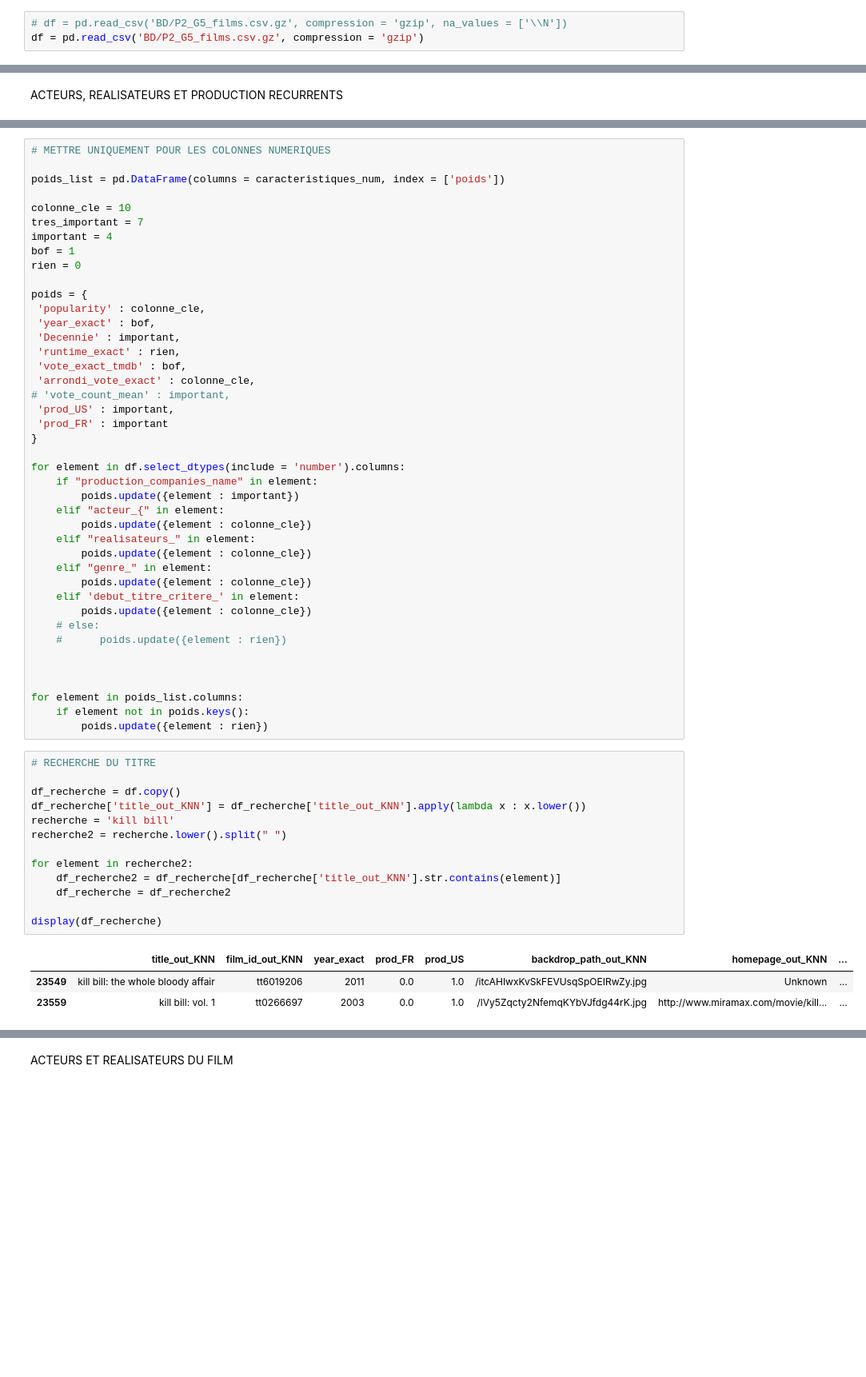
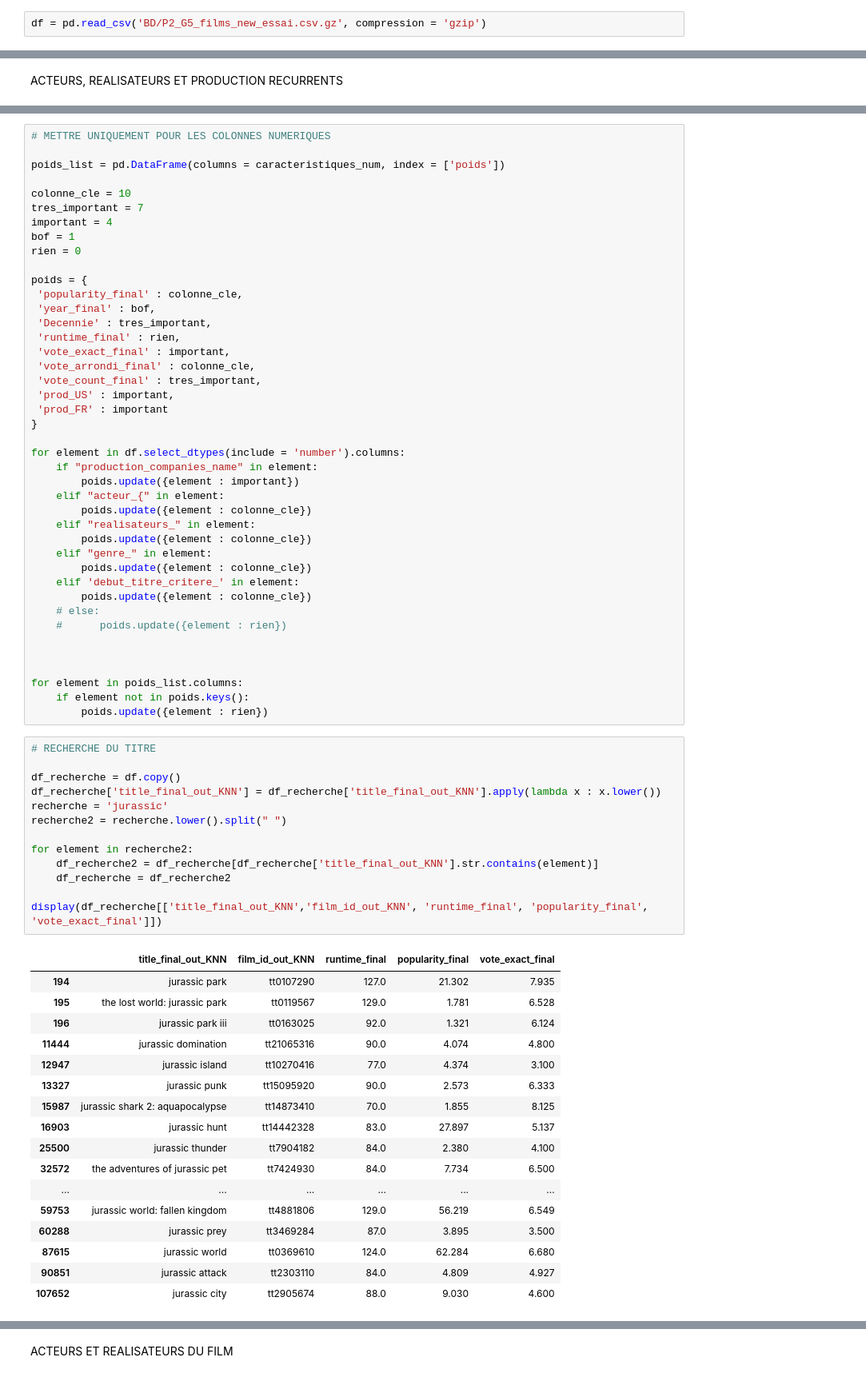
Before and after one commit to KilianCadiou/The-Rock-mendation, a Jupyter notebook: KNN.ipynb, the cells around one changed output, grey strips where cells are left out. Shown: that part at 80% size. Cells and saved outputs as stored; diff of their text form; blank space fills up the shorter version.

```diff
--- a/KNN.ipynb
+++ b/KNN.ipynb
@@ -343,5 +135,4 @@ def pokemons_similaires(X, film_id, model, SN, poids, X_encoded, df):
 # %% [markdown]
 IMPORTS
 # %%
-# df = pd.read_csv('BD/P2_G5_films.csv.gz', compression = 'gzip', na_values = ['\\N'])
-df = pd.read_csv('BD/P2_G5_films.csv.gz', compression = 'gzip')
+df = pd.read_csv('BD/P2_G5_films_new_essai.csv.gz', compression = 'gzip')
@@ -396,13 +179,13 @@ bof = 1
 rien = 0
 
 poids = {
- 'popularity' : colonne_cle,
- 'year_exact' : bof,
- 'Decennie' : important,
- 'runtime_exact' : rien,
- 'vote_exact_tmdb' : bof,
- 'arrondi_vote_exact' : colonne_cle,
-# 'vote_count_mean' : important,
+ 'popularity_final' : colonne_cle,
+ 'year_final' : bof,
+ 'Decennie' : tres_important,
+ 'runtime_final' : rien,
+ 'vote_exact_final' : important,
+ 'vote_arrondi_final' : colonne_cle,
+ 'vote_count_final' : tres_important,
  'prod_US' : important,
  'prod_FR' : important
 }
@@ -429,17 +212,31 @@ for element in poids_list.columns:
 # %%
 # RECHERCHE DU TITRE
 
 df_recherche = df.copy()
-df_recherche['title_out_KNN'] = df_recherche['title_out_KNN'].apply(lambda x : x.lower())
-recherche = 'kill bill'
+df_recherche['title_final_out_KNN'] = df_recherche['title_final_out_KNN'].apply(lambda x : x.lower())
+recherche = 'jurassic'
 recherche2 = recherche.lower().split(" ")
 
 for element in recherche2:
-    df_recherche2 = df_recherche[df_recherche['title_out_KNN'].str.contains(element)]
+    df_recherche2 = df_recherche[df_recherche['title_final_out_KNN'].str.contains(element)]
     df_recherche = df_recherche2
 
-display(df_recherche)
+display(df_recherche[['title_final_out_KNN','film_id_out_KNN', 'runtime_final', 'popularity_final', 'vote_exact_final']])
 # %% [output]
-|  | title_out_KNN | film_id_out_KNN | year_exact | prod_FR | prod_US | backdrop_path_out_KNN | homepage_out_KNN | ... |
-| 23549 | kill bill: the whole bloody affair | tt6019206 | 2011 | 0.0 | 1.0 | /itcAHIwxKvSkFEVUsqSpOEIRwZy.jpg | Unknown | ... |
-| 23559 | kill bill: vol. 1 | tt0266697 | 2003 | 0.0 | 1.0 | /lVy5Zqcty2NfemqKYbVJfdg44rK.jpg | http://www.miramax.com/movie/kill... | ... |
+|  | title_final_out_KNN | film_id_out_KNN | runtime_final | popularity_final | vote_exact_final |
+| 194 | jurassic park | tt0107290 | 127.0 | 21.302 | 7.935 |
+| 195 | the lost world: jurassic park | tt0119567 | 129.0 | 1.781 | 6.528 |
+| 196 | jurassic park iii | tt0163025 | 92.0 | 1.321 | 6.124 |
+| 11444 | jurassic domination | tt21065316 | 90.0 | 4.074 | 4.800 |
+| 12947 | jurassic island | tt10270416 | 77.0 | 4.374 | 3.100 |
+| 13327 | jurassic punk | tt15095920 | 90.0 | 2.573 | 6.333 |
+| 15987 | jurassic shark 2: aquapocalypse | tt14873410 | 70.0 | 1.855 | 8.125 |
+| 16903 | jurassic hunt | tt14442328 | 83.0 | 27.897 | 5.137 |
+| 25500 | jurassic thunder | tt7904182 | 84.0 | 2.380 | 4.100 |
+| 32572 | the adventures of jurassic pet | tt7424930 | 84.0 | 7.734 | 6.500 |
+| ... | ... | ... | ... | ... | ... |
+| 59753 | jurassic world: fallen kingdom | tt4881806 | 129.0 | 56.219 | 6.549 |
+| 60288 | jurassic prey | tt3469284 | 87.0 | 3.895 | 3.500 |
+| 87615 | jurassic world | tt0369610 | 124.0 | 62.284 | 6.680 |
+| 90851 | jurassic attack | tt2303110 | 84.0 | 4.809 | 4.927 |
+| 107652 | jurassic city | tt2905674 | 88.0 | 9.030 | 4.600 |
```
Also changed, not shown: parts of 7 cells of this notebook, 2 other files.
